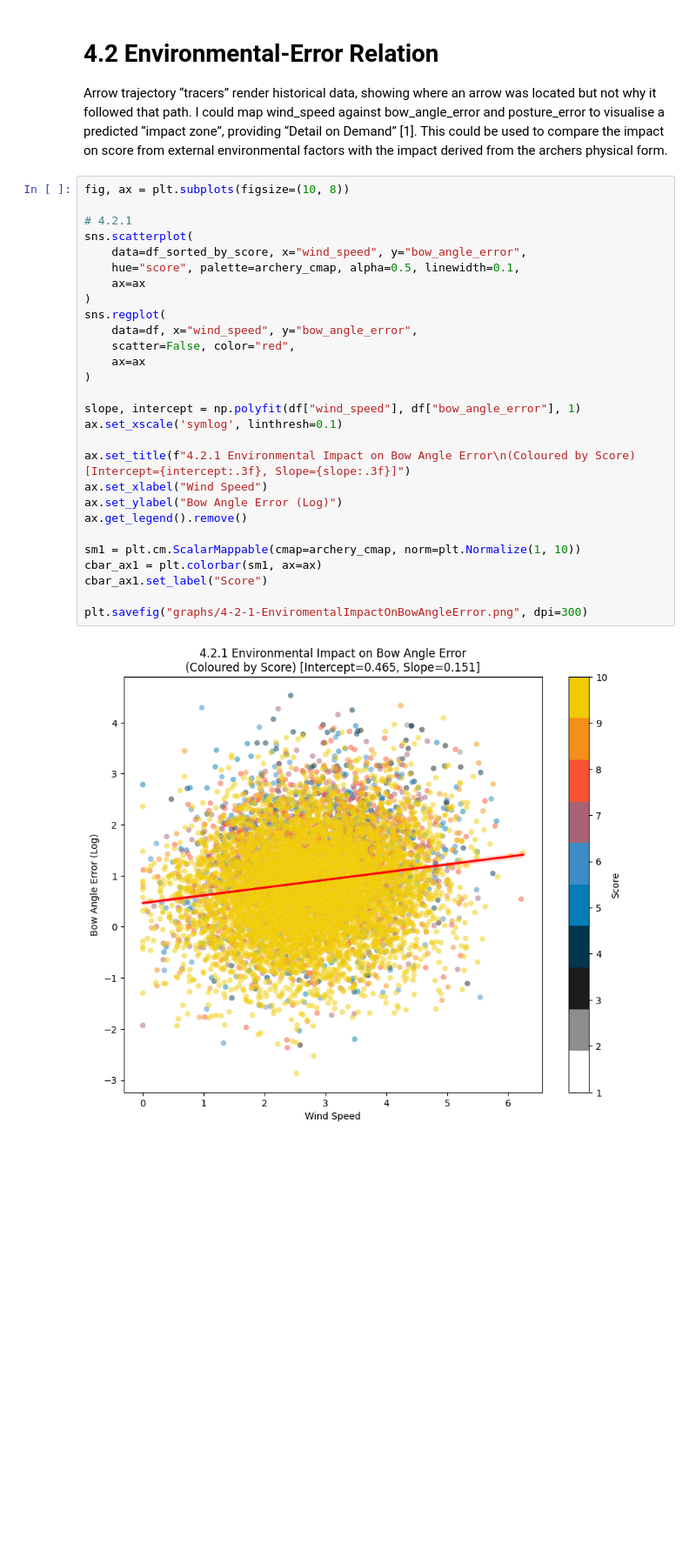
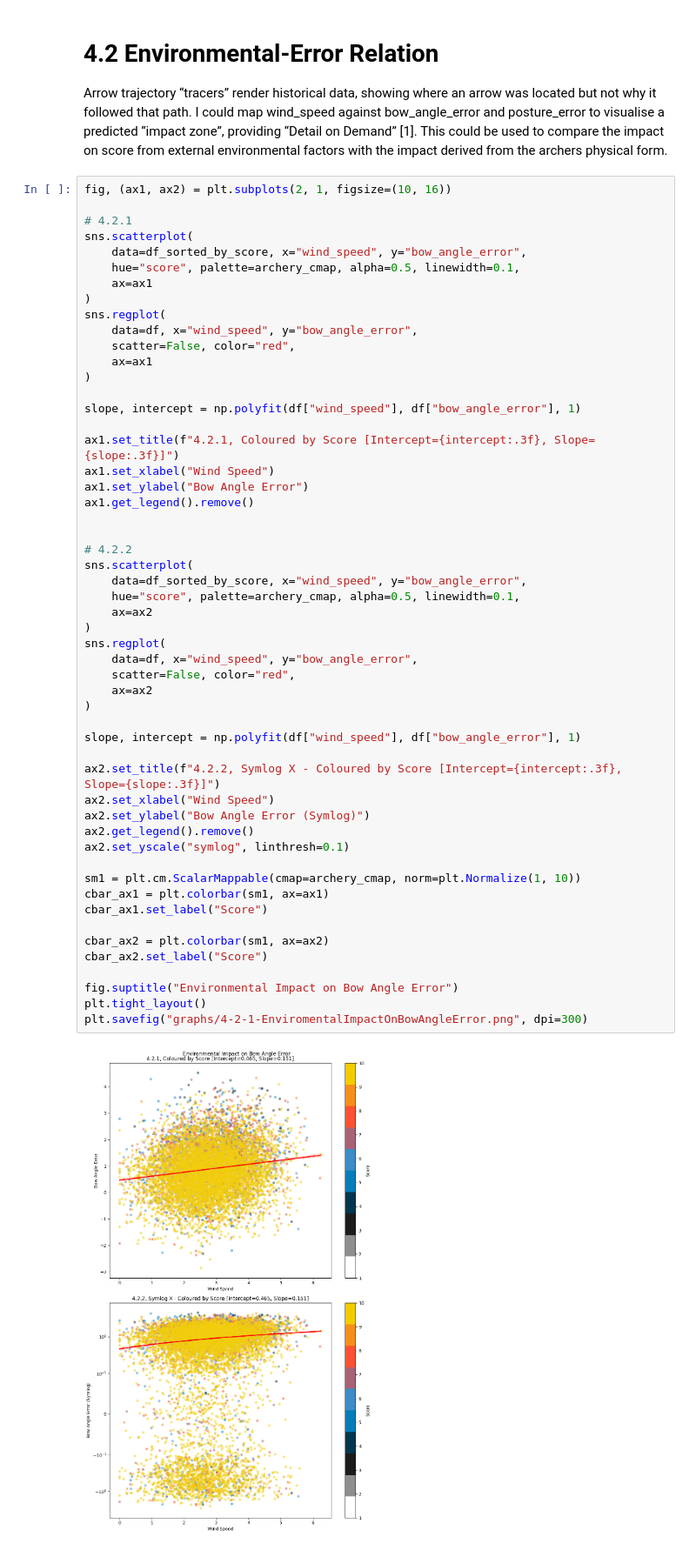
Before and after one commit to corey-richardson/comp3007-cw2, a Jupyter notebook: notebook.ipynb, the cells around one changed output. Shown at 87% size. Cells and saved outputs as stored; diff of their text form; blank space fills up the shorter version.

```diff
--- a/notebook.ipynb
+++ b/notebook.ipynb
@@ -135,35 +152,60 @@ plt.savefig("graphs/4-1-2-BiometricScoreRelation.png", dpi=300)
 
 Arrow trajectory “tracers” render historical data, showing where an arrow was located but not why it followed that path. I could map wind_speed against bow_angle_error and posture_error to visualise a predicted “impact zone”, providing “Detail on Demand” [1]. This could be used to compare the impact on score from external environmental factors with the impact derived from the archers physical form.
 # %%
-fig, ax = plt.subplots(figsize=(10, 8))
+fig, (ax1, ax2) = plt.subplots(2, 1, figsize=(10, 16))
 
 # 4.2.1
 sns.scatterplot(
     data=df_sorted_by_score, x="wind_speed", y="bow_angle_error",
     hue="score", palette=archery_cmap, alpha=0.5, linewidth=0.1,
-    ax=ax
+    ax=ax1
 )
 sns.regplot(
     data=df, x="wind_speed", y="bow_angle_error",
     scatter=False, color="red",
-    ax=ax
+    ax=ax1
 )
 
 slope, intercept = np.polyfit(df["wind_speed"], df["bow_angle_error"], 1)
-ax.set_xscale('symlog', linthresh=0.1)
 
-ax.set_title(f"4.2.1 Environmental Impact on Bow Angle Error\n(Coloured by Score) [Intercept={intercept:.3f}, Slope={slope:.3f}]")
-ax.set_xlabel("Wind Speed")
-ax.set_ylabel("Bow Angle Error (Log)")
-ax.get_legend().remove()
+ax1.set_title(f"4.2.1, Coloured by Score [Intercept={intercept:.3f}, Slope={slope:.3f}]")
+ax1.set_xlabel("Wind Speed")
+ax1.set_ylabel("Bow Angle Error")
+ax1.get_legend().remove()
+
+
+# 4.2.2
+sns.scatterplot(
+    data=df_sorted_by_score, x="wind_speed", y="bow_angle_error",
+    hue="score", palette=archery_cmap, alpha=0.5, linewidth=0.1,
+    ax=ax2
+)
+sns.regplot(
+    data=df, x="wind_speed", y="bow_angle_error",
+    scatter=False, color="red",
+    ax=ax2
+)
+
+slope, intercept = np.polyfit(df["wind_speed"], df["bow_angle_error"], 1)
+
+ax2.set_title(f"4.2.2, Symlog X - Coloured by Score [Intercept={intercept:.3f}, Slope={slope:.3f}]")
+ax2.set_xlabel("Wind Speed")
+ax2.set_ylabel("Bow Angle Error (Symlog)")
+ax2.get_legend().remove()
+ax2.set_yscale("symlog", linthresh=0.1)
 
 sm1 = plt.cm.ScalarMappable(cmap=archery_cmap, norm=plt.Normalize(1, 10))
-cbar_ax1 = plt.colorbar(sm1, ax=ax)
+cbar_ax1 = plt.colorbar(sm1, ax=ax1)
 cbar_ax1.set_label("Score")
 
+cbar_ax2 = plt.colorbar(sm1, ax=ax2)
+cbar_ax2.set_label("Score")
+
+fig.suptitle("Environmental Impact on Bow Angle Error")
+plt.tight_layout()
 plt.savefig("graphs/4-2-1-EnviromentalImpactOnBowAngleError.png", dpi=300)
 # %% [output]
-[figure, old version]
+[figure, new version]
 # %%
 fig, (ax1, ax2) = plt.subplots(1, 2, figsize=(24, 8))
 
```
Also changed, not shown: parts of 11 cells of this notebook, 2 other files.
